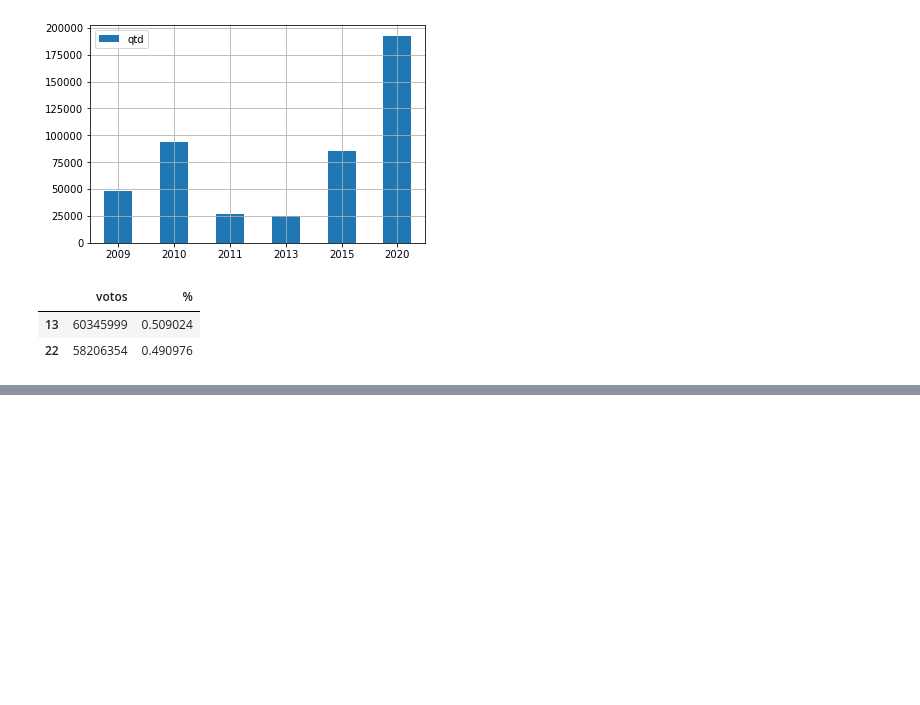
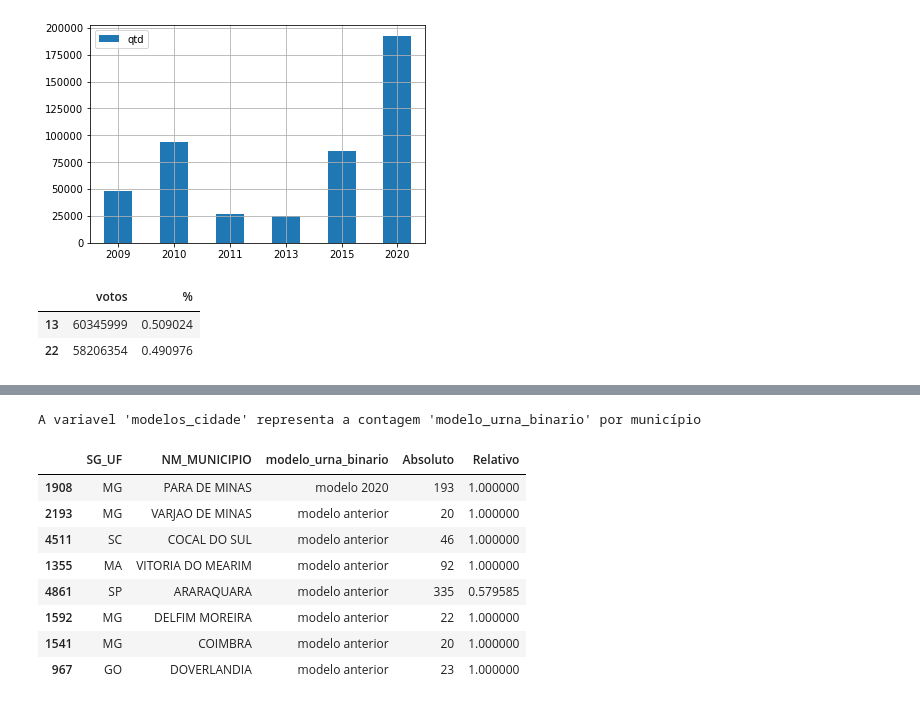
Before and after one commit to talestsp/audit2022p, a Jupyter notebook: notebooks/2.2 - AnáliseMapaVotaçãoUrnas.ipynb, the cells around one changed output, grey strips where cells are left out. Cells and saved outputs as stored; diff of their text form; code cells hidden in the pictures; blank space fills up the shorter version.

```diff
--- a/notebooks/2.2 - AnáliseMapaVotaçãoUrnas.ipynb
+++ b/notebooks/2.2 - AnáliseMapaVotaçãoUrnas.ipynb
@@ -166,0 +150,16 @@ Cidades com 100% de urnas do mesmo modelo
+# %%
+print("A variavel 'modelos_cidade' representa a contagem 'modelo_urna_binario' por município")
+modelos_cidade = dfu.groupby(["SG_UF", "NM_MUNICIPIO"]).apply(lambda g : stats.freq(g["modelo_urna_binario"])).reset_index().rename(columns={"level_2": "modelo_urna_binario"})
+modelos_cidade = modelos_cidade[modelos_cidade["SG_UF"] != "ZZ"]
+prt.display(modelos_cidade.sample(8))
+# %% [output]
+A variavel 'modelos_cidade' representa a contagem 'modelo_urna_binario' por município
+|  | SG_UF | NM_MUNICIPIO | modelo_urna_binario | Absoluto | Relativo |
+| 1908 | MG | PARA DE MINAS | modelo 2020 | 193 | 1.000000 |
+| 2193 | MG | VARJAO DE MINAS | modelo anterior | 20 | 1.000000 |
+| 4511 | SC | COCAL DO SUL | modelo anterior | 46 | 1.000000 |
+| 1355 | MA | VITORIA DO MEARIM | modelo anterior | 92 | 1.000000 |
+| 4861 | SP | ARARAQUARA | modelo anterior | 335 | 0.579585 |
+| 1592 | MG | DELFIM MOREIRA | modelo anterior | 22 | 1.000000 |
+| 1541 | MG | COIMBRA | modelo anterior | 20 | 1.000000 |
+| 967 | GO | DOVERLANDIA | modelo anterior | 23 | 1.000000 |
```
Also changed, not shown: parts of 22 cells of this notebook, 6 other files.
